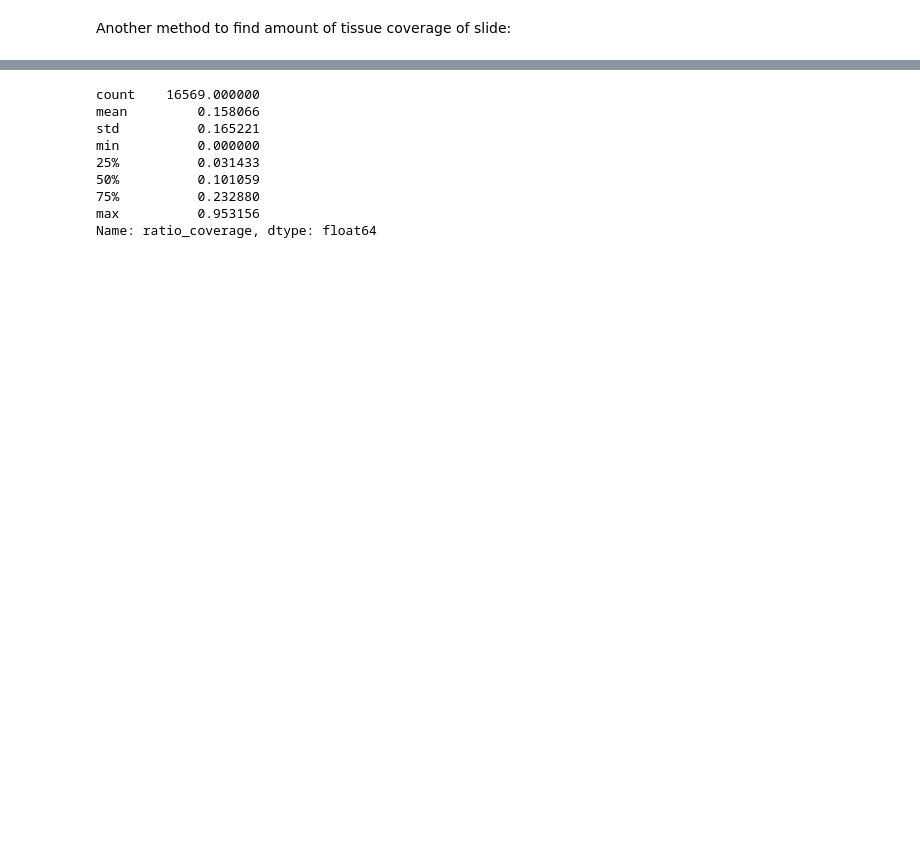
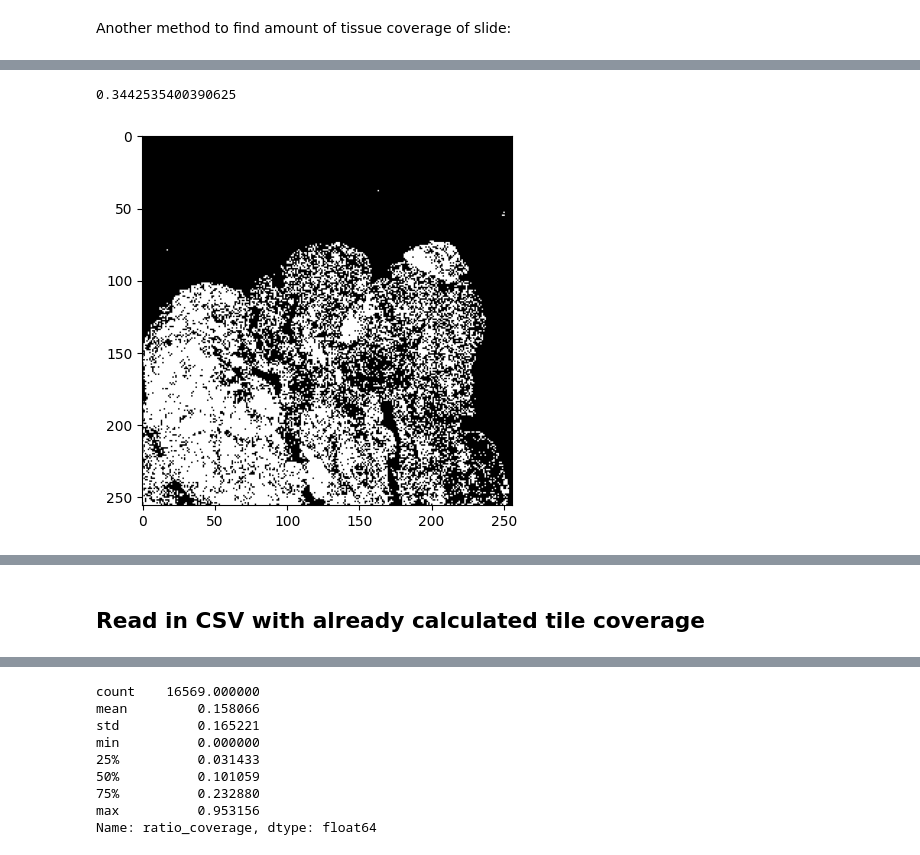
Before and after one commit to chrisporras/xgdiss, a Jupyter notebook: Audrey's_Copy_of_XGDFinal2023_tiles.ipynb, the cells around one changed output, grey strips where cells are left out. Drawn from its saved outputs; the diff is of its cells as text; code cells hidden in the pictures; blank space fills up the shorter version.

```diff
--- a/Audrey's_Copy_of_XGDFinal2023_tiles.ipynb
+++ b/Audrey's_Copy_of_XGDFinal2023_tiles.ipynb
@@ -202,26 +227,29 @@ def tile_coverage(file_path):
 # %%
-# test_img = imread("./train/ffec5c_1-0043.png")
-# hsv_img = rgb2hsv(test_img)
+test_img = imread("./train/ffec5c_1-0043.png")
+hsv_img = rgb2hsv(test_img)
 # hue_img = hsv_img[:, :, 0]
 # value_img = hsv_img[:, :, 2]
-# sat_img = hsv_img[:, :, 1]
+sat_img = hsv_img[:, :, 1]
 
-# # plt.imshow(sat_img, cmap="hsv")
-# sat_threshold = 0.5
-# binary_img = sat_img > sat_threshold
-# plt.imshow(binary_img, cmap="gray")
-# # print(hue_img)
-# # plt.imshow(test_img)
-# # # print(test_img)
-# # thresh = threshold_otsu(test_img)
-# # binary = test_img > thresh
-# # plt.imshow(binary, cmap=plt.cm.gray)
-# # fig, ax = try_all_threshold(test_img, verbose=False)
-# # # print(compute_statistics(binary))
-# # print(binary)
-# pd.DataFrame(sat_img).describe()
-# pct_coverage = (np.count_nonzero(binary_img)) / binary_img.size
-# print(pct_coverage)
+# plt.imshow(sat_img, cmap="hsv")
+sat_threshold = 0.5
+binary_img = sat_img > sat_threshold
+plt.imshow(binary_img, cmap="gray")
+# print(hue_img)
+# plt.imshow(test_img)
+# # print(test_img)
+# thresh = threshold_otsu(test_img)
+# binary = test_img > thresh
+# plt.imshow(binary, cmap=plt.cm.gray)
+# fig, ax = try_all_threshold(test_img, verbose=False)
+# # print(compute_statistics(binary))
+# print(binary)
+pd.DataFrame(sat_img).describe()
+pct_coverage = (np.count_nonzero(binary_img)) / binary_img.size
+print(pct_coverage)
+# %% [output]
+0.3442535400390625
+[figure, added]
 # %%
 
 # test_img = imread("./train/6baf51_0-0006.png")
@@ -274 +305,3 @@ orig_train_df
+# %% [markdown]
+## Read in CSV with already calculated tile coverage
 # %%
```
Also changed, not shown: parts of 70 cells of this notebook.
